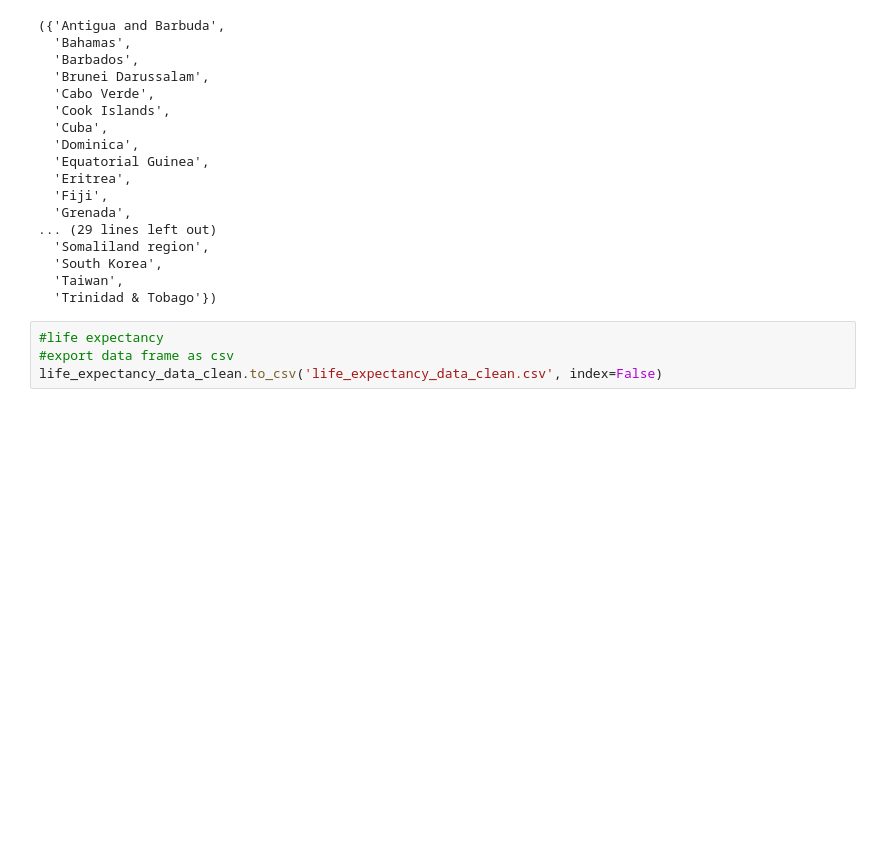
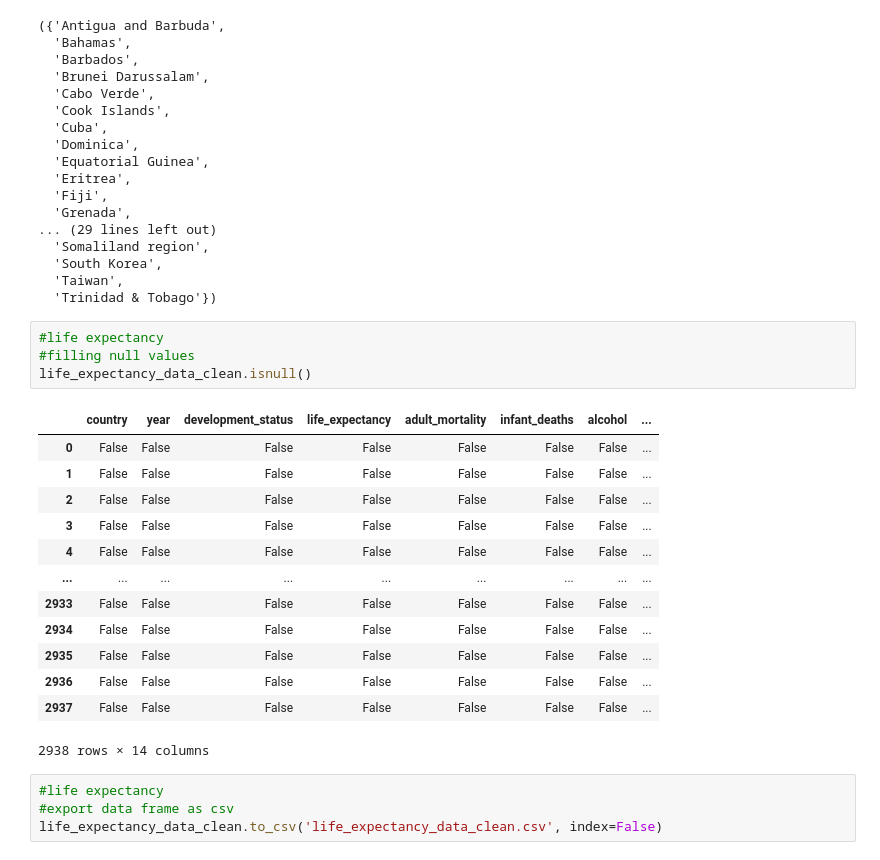
Before and after one commit to JKenny333/mini_project_week_3, a Jupyter notebook: life_expectancy_and_happiness_report_data_cleaning.ipynb, the cells around one changed output. Cells and saved outputs as stored; diff of their text form; blank space fills up the shorter version.

```diff
--- a/life_expectancy_and_happiness_report_data_cleaning.ipynb
+++ b/life_expectancy_and_happiness_report_data_cleaning.ipynb
@@ -250,6 +250,24 @@ mismatched_countries_life_expectancy, mismatched_countries_world_happiness
   'South Korea',
   'Taiwan',
   'Trinidad & Tobago'})
+# %%
+#life expectancy
+#filling null values
+life_expectancy_data_clean.isnull()
+# %% [output]
+|  | country | year | development_status | life_expectancy | adult_mortality | infant_deaths | alcohol | ... |
+| 0 | False | False | False | False | False | False | False | ... |
+| 1 | False | False | False | False | False | False | False | ... |
+| 2 | False | False | False | False | False | False | False | ... |
+| 3 | False | False | False | False | False | False | False | ... |
+| 4 | False | False | False | False | False | False | False | ... |
+| ... | ... | ... | ... | ... | ... | ... | ... | ... |
+| 2933 | False | False | False | False | False | False | False | ... |
+| 2934 | False | False | False | False | False | False | False | ... |
+| 2935 | False | False | False | False | False | False | False | ... |
+| 2936 | False | False | False | False | False | False | False | ... |
+| 2937 | False | False | False | False | False | False | False | ... |
+2938 rows × 14 columns
 # %%
 #life expectancy
 #export data frame as csv
```
Also changed, not shown: parts of 1 cell of this notebook.
